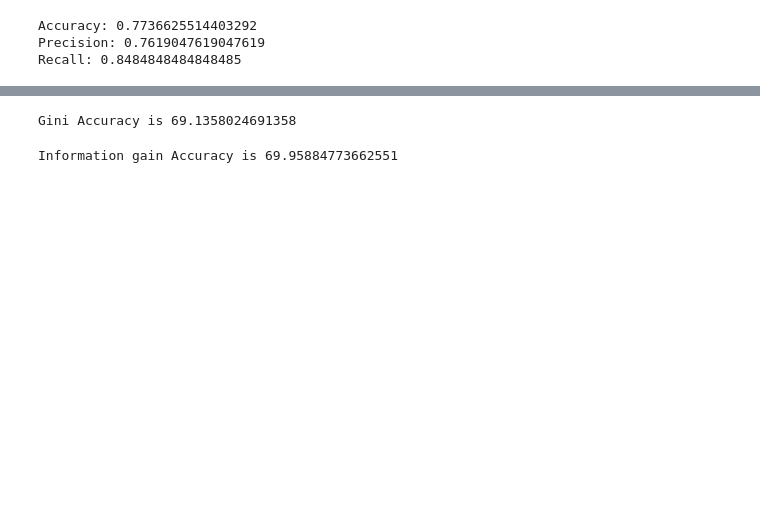
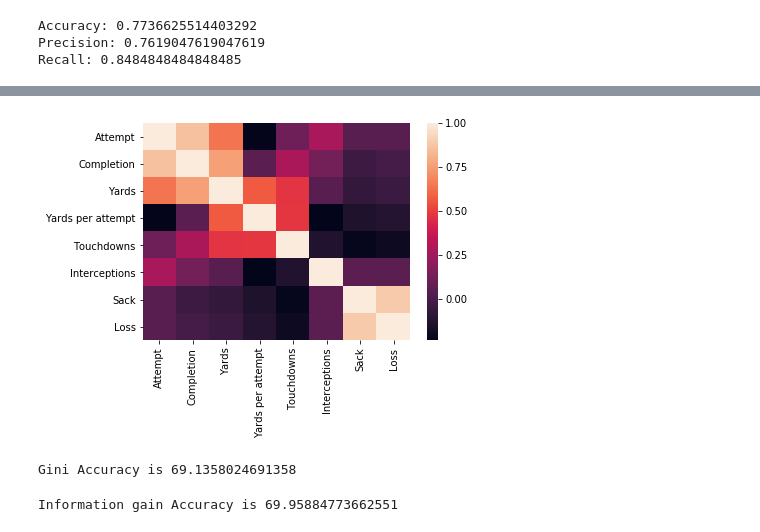
Before and after one commit to OscarHemmingsen/PHBS_MLF_2018, a Jupyter notebook: NFL game prediction.ipynb, the cells around one changed output, grey strips where cells are left out. Drawn from its saved outputs; the diff is of its cells as text; code cells hidden in the pictures; blank space fills up the shorter version.

```diff
--- a/NFL game prediction.ipynb
+++ b/NFL game prediction.ipynb
@@ -295,3 +237,10 @@ Selected features: ['Attempt', 'Completion', 'Yards per attempt', 'Touchdowns',
+# %%
+import seaborn as sns
+
+sns.heatmap(X.corr())
+plt.show()
+# %% [output]
+[figure, added]
 # %%
 # Decision tree model with Gini index as criterion
 
```
Also changed, not shown: parts of 12 cells of this notebook.
